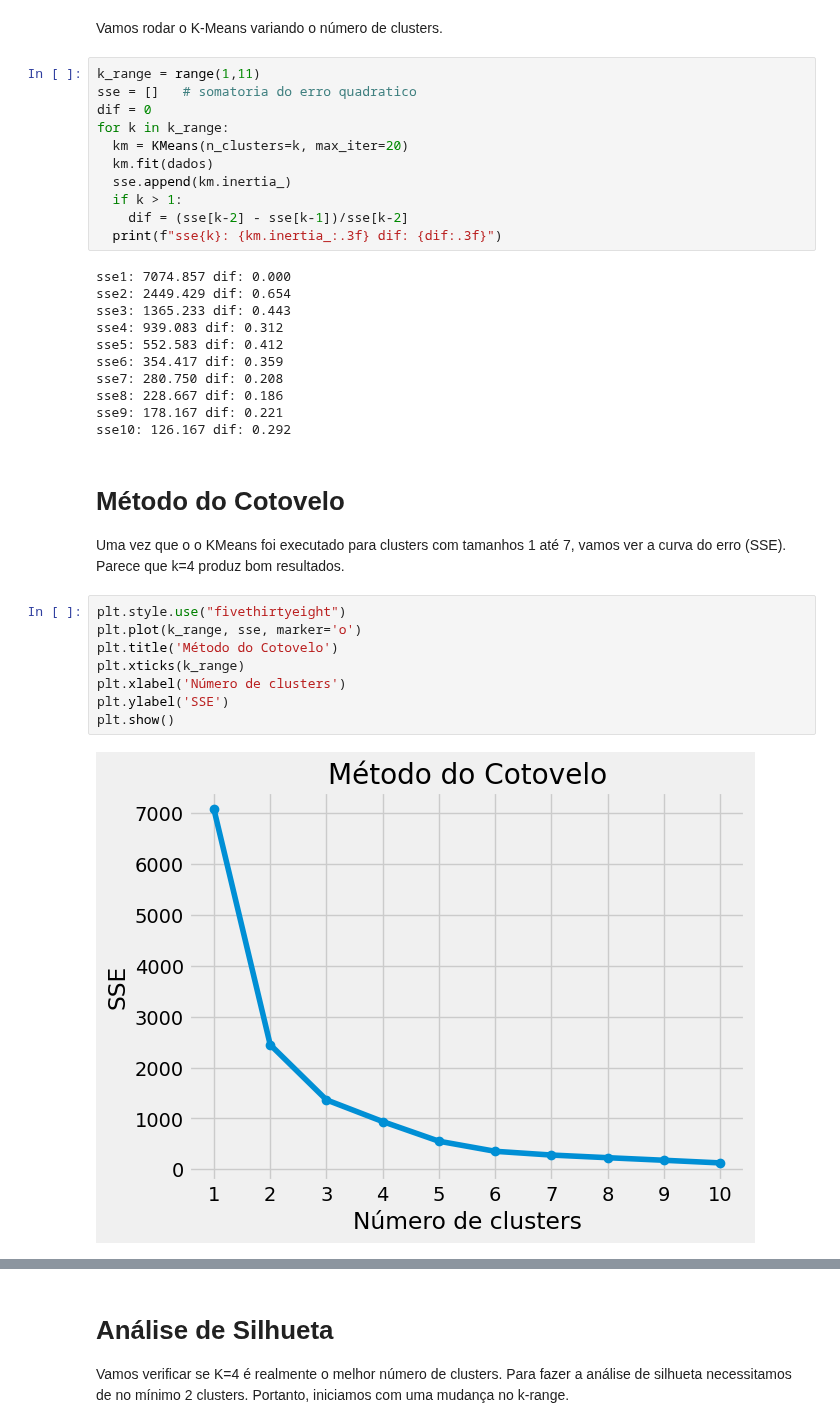
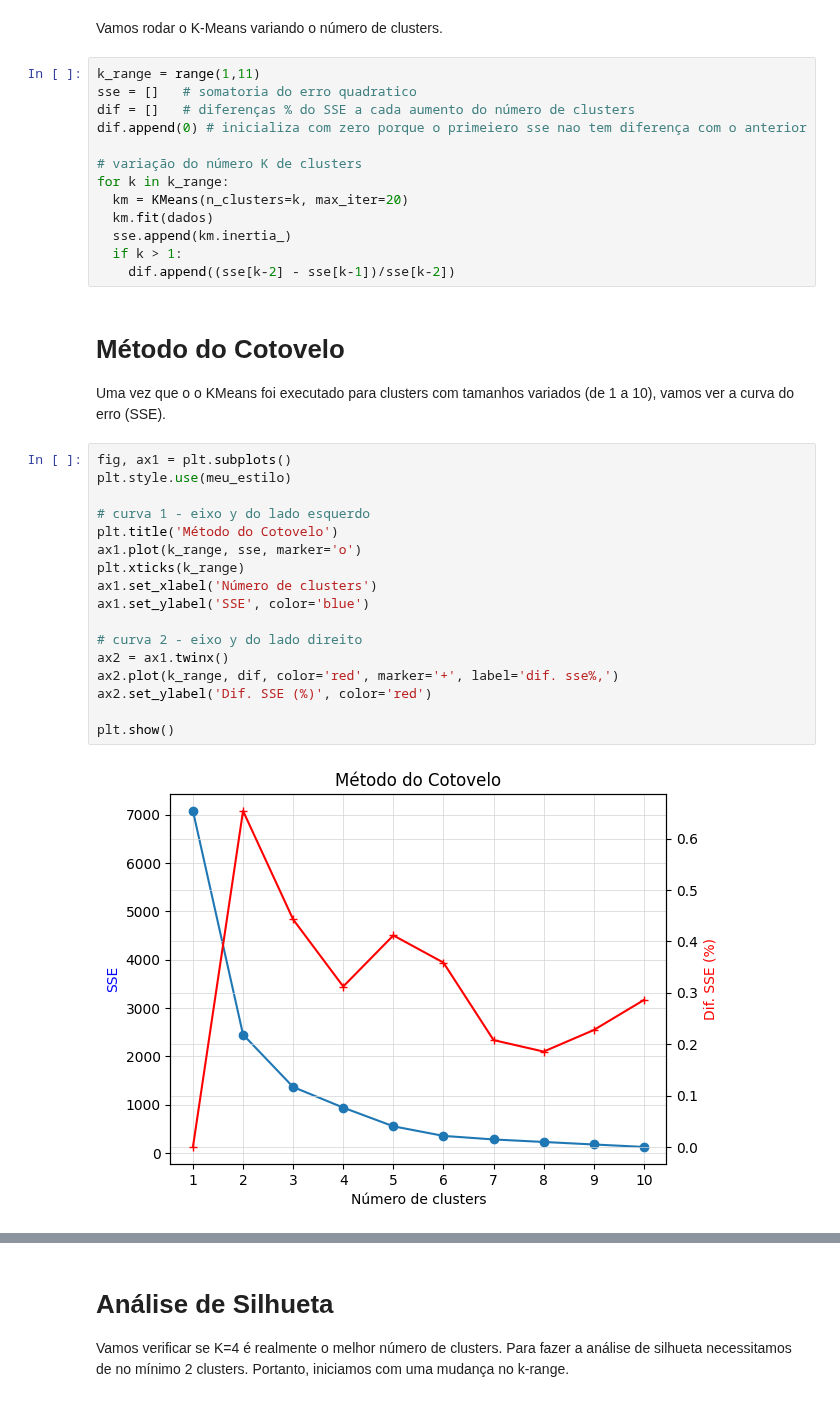
Before and after one commit to tacla/Sistemas-Inteligentes, a Jupyter notebook: Clustering/K_MEANS_Análises.ipynb, the cells around one changed output, grey strips where cells are left out. Saved outputs shown, nothing was run; the diff lists cells and outputs as text.

```diff
--- a/Clustering/K_MEANS_Análises.ipynb
+++ b/Clustering/K_MEANS_Análises.ipynb
@@ -30,35 +45,35 @@ Vamos rodar o K-Means variando o número de clusters.
 # %%
 k_range = range(1,11)
 sse = []   # somatoria do erro quadratico
-dif = 0
+dif = []   # diferenças % do SSE a cada aumento do número de clusters
+dif.append(0) # inicializa com zero porque o primeiero sse nao tem diferença com o anterior
+
+# variação do número K de clusters
 for k in k_range:
   km = KMeans(n_clusters=k, max_iter=20)
   km.fit(dados)
   sse.append(km.inertia_)
   if k > 1:
-    dif = (sse[k-2] - sse[k-1])/sse[k-2]
-  print(f"sse{k}: {km.inertia_:.3f} dif: {dif:.3f}")
+    dif.append((sse[k-2] - sse[k-1])/sse[k-2])
-# %% [output]
-sse1: 7074.857 dif: 0.000
-sse2: 2449.429 dif: 0.654
-sse3: 1365.233 dif: 0.443
-sse4: 939.083 dif: 0.312
-sse5: 552.583 dif: 0.412
-sse6: 354.417 dif: 0.359
-sse7: 280.750 dif: 0.208
-sse8: 228.667 dif: 0.186
-sse9: 178.167 dif: 0.221
-sse10: 126.167 dif: 0.292
 # %% [markdown]
 # Método do Cotovelo
-Uma vez que o o KMeans foi executado para clusters com tamanhos 1 até 7, vamos ver a curva do erro (SSE). Parece que k=4 produz bom resultados.
+Uma vez que o o KMeans foi executado para clusters com tamanhos variados (de 1 a 10), vamos ver a curva do erro (SSE).
-# %%
-plt.style.use("fivethirtyeight")
-plt.plot(k_range, sse, marker='o')
-plt.title('Método do Cotovelo')
-plt.xticks(k_range)
-plt.xlabel('Número de clusters')
-plt.ylabel('SSE')
-plt.show()
-# %% [output]
-[figure, removed]
+# %%
+fig, ax1 = plt.subplots()
+plt.style.use(meu_estilo)
+
+# curva 1 - eixo y do lado esquerdo
+plt.title('Método do Cotovelo')
+ax1.plot(k_range, sse, marker='o')
+plt.xticks(k_range)
+ax1.set_xlabel('Número de clusters')
+ax1.set_ylabel('SSE', color='blue')
+
+# curva 2 - eixo y do lado direito
+ax2 = ax1.twinx()
+ax2.plot(k_range, dif, color='red', marker='+', label='dif. sse%,')
+ax2.set_ylabel('Dif. SSE (%)', color='red')
+
+plt.show()
+# %% [output]
+[figure, added]
```
Also changed, not shown: parts of 8 cells of this notebook.
